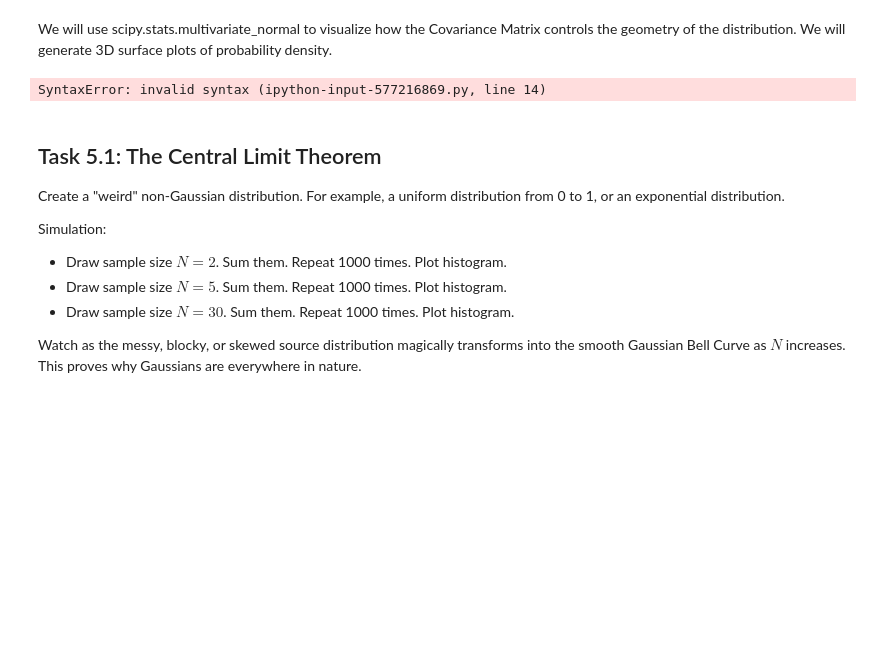
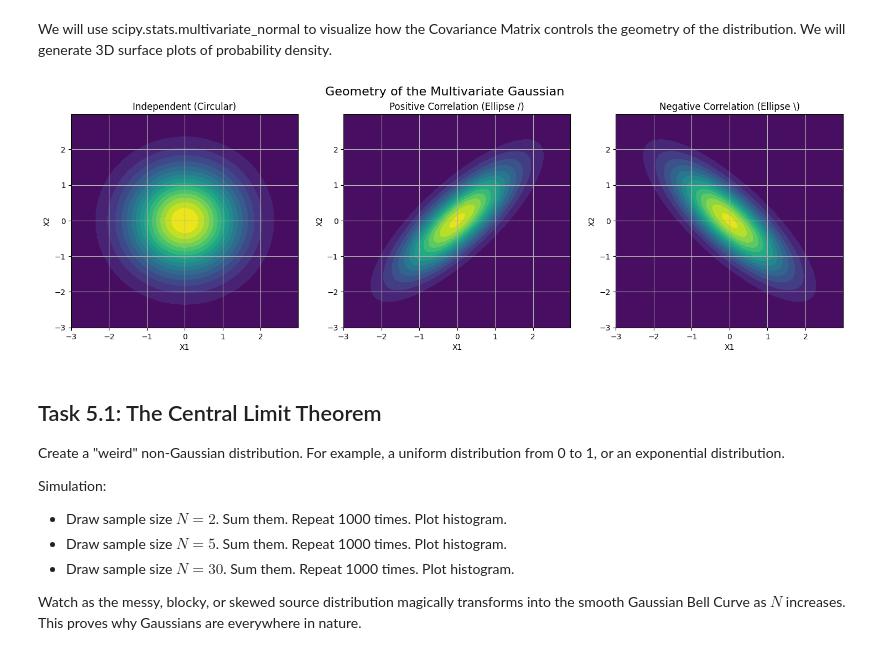
Before and after one commit to mavito/ML_Concepts, a Jupyter notebook: ML_ProbabilityDistributions.ipynb, the cells around one changed output. Saved outputs shown, nothing was run; the diff lists cells and outputs as text; code cells hidden in the pictures; blank space fills up the shorter version.

```diff
--- a/ML_ProbabilityDistributions.ipynb
+++ b/ML_ProbabilityDistributions.ipynb
@@ -514,48 +554,43 @@ We will use scipy.stats.multivariate_normal to visualize how the Covariance Matr
 # %%
 import numpy as np
 import matplotlib.pyplot as plt
 from scipy.stats import multivariate_normal
-
 def plot_multivariate_shapes():
     """
     Plots contour maps of Bivariate Gaussians with different Covariance geometries.
     """
     # Grid for plotting
     x, y = np.mgrid[-3:3:.01, -3:3:.01]
     pos = np.dstack((x, y))
-
     # 1. Standard (Independent)
-    mu_1 =
-    cov_1 = [, ] # Identity matrix
-
+    mu_1 = [0, 0]
+    cov_1 = [[1, 0], [0, 1]] # Identity matrix
     # 2. Correlated (Positive Correlation)
-    mu_2 =
+    mu_2 = [0, 0]
     cov_2 = [[1, 0.8], [0.8, 1]] # High correlation (0.8)
-
     # 3. Anti-Correlated (Negative Correlation)
-    mu_3 =
+    mu_3 = [0, 0]
     cov_3 = [[1, -0.8], [-0.8, 1]]
-
-    configs =
-
+    configs = [
+        (mu_1, cov_1, "Independent (Circular)"),
+        (mu_2, cov_2, "Positive Correlation (Ellipse /)"),
+        (mu_3, cov_3, "Negative Correlation (Ellipse \\)")
+    ]
     fig, axes = plt.subplots(1, 3, figsize=(18, 5))
-
     for i, (mu, cov, title) in enumerate(configs):
         rv = multivariate_normal(mu, cov)
         z = rv.pdf(pos)
-
         axes[i].contourf(x, y, z, levels=15, cmap='viridis')
         axes[i].set_title(title)
         axes[i].set_xlabel('X1')
         axes[i].set_ylabel('X2')
         axes[i].grid(True)
-
     plt.suptitle("Geometry of the Multivariate Gaussian", fontsize=16)
     plt.show()
 
 plot_multivariate_shapes()
 # %% [output]
-SyntaxError: invalid syntax (ipython-input-577216869.py, line 14)
+[figure, added]
 # %% [markdown]
 ## Task 5.1: The Central Limit Theorem
 
```
Also changed, not shown: parts of 11 cells of this notebook.
